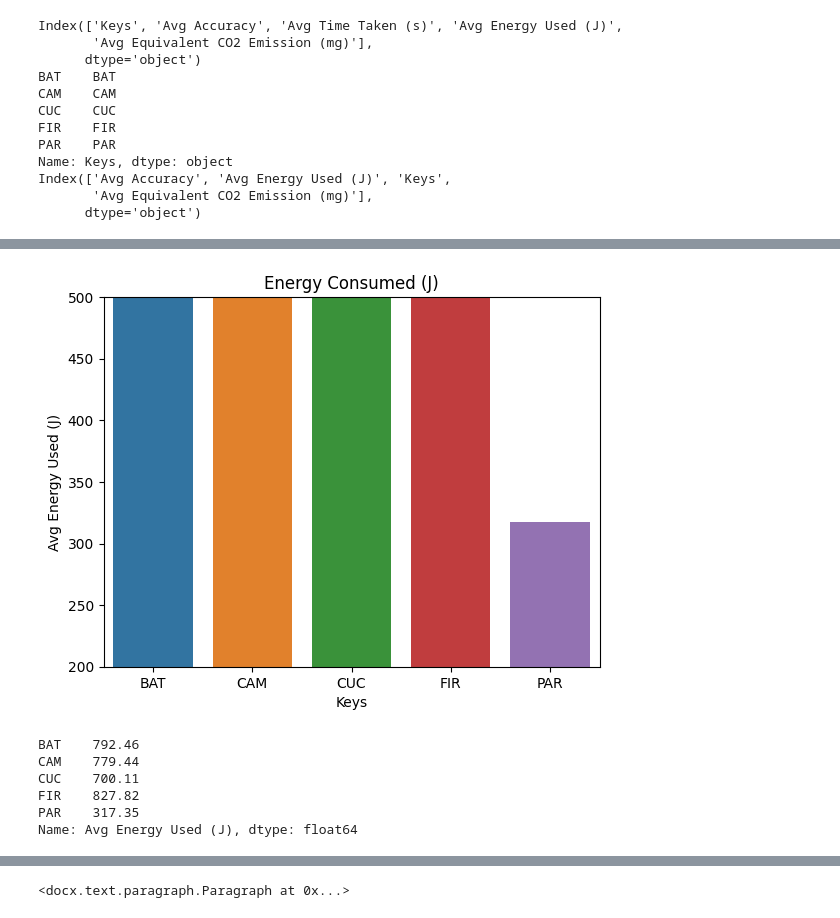
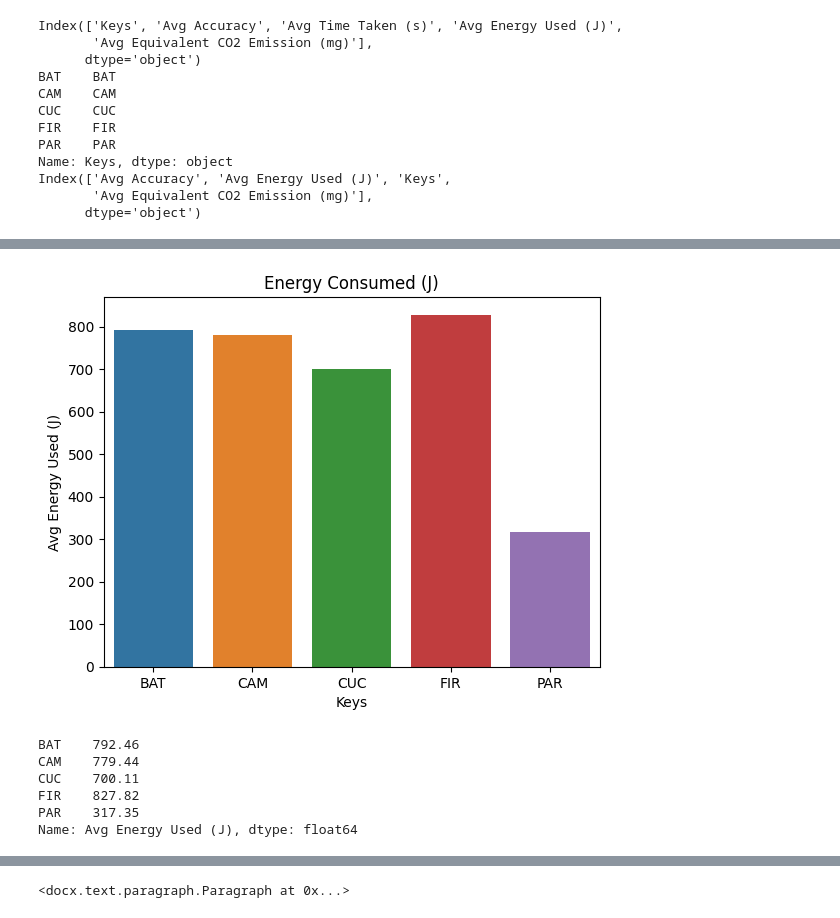
Before and after one commit to ChanderJindal/Analyzing-and-Rating-Greenness-of-Nature-Inspired-Algorithms, a Jupyter notebook: code/result.ipynb, the cells around one changed output, grey strips where cells are left out. Drawn from its saved outputs; the diff is of its cells as text; code cells hidden in the pictures.

```diff
--- a/code/result.ipynb
+++ b/code/result.ipynb
@@ -134,17 +137,17 @@ plt.show()
 # %%
 plt.close()
 # depict visualization
 fig, ax = plt.subplots()
 sns.barplot(x=df['Keys'],y=df['Avg Energy Used (J)'], ax=ax)
 #sns.barplot(data, ax=ax)
 #ax.set_xlim(89, 91)
-ax.set_ylim(200,500)
+#ax.set_ylim(300,900)
 plt.title('Energy Consumed (J)')
 plt.savefig(os.path.join(extra,'Energy Consumed.svg'),format='svg')
 plt.show()
 print(df['Avg Energy Used (J)'])
 # %% [output]
-[figure, old version]
+[figure, new version]
 BAT    792.46
 CAM    779.44
 CUC    700.11
```
Also changed, not shown: parts of 4 cells of this notebook, 11 other files.
